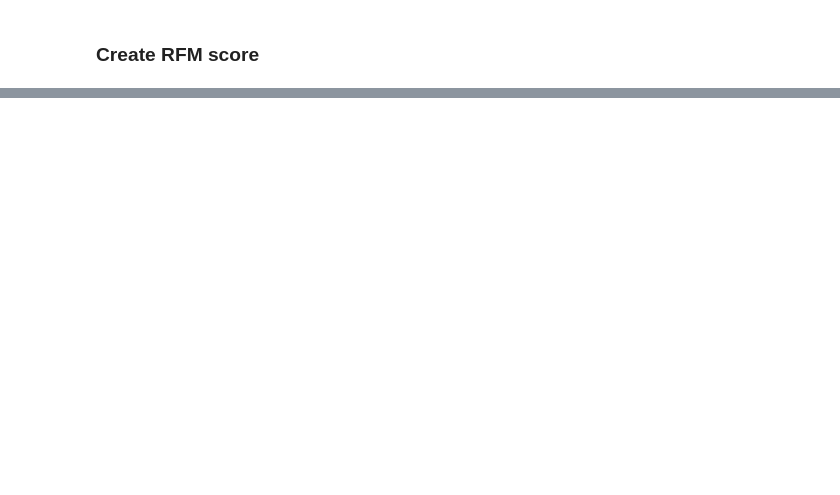
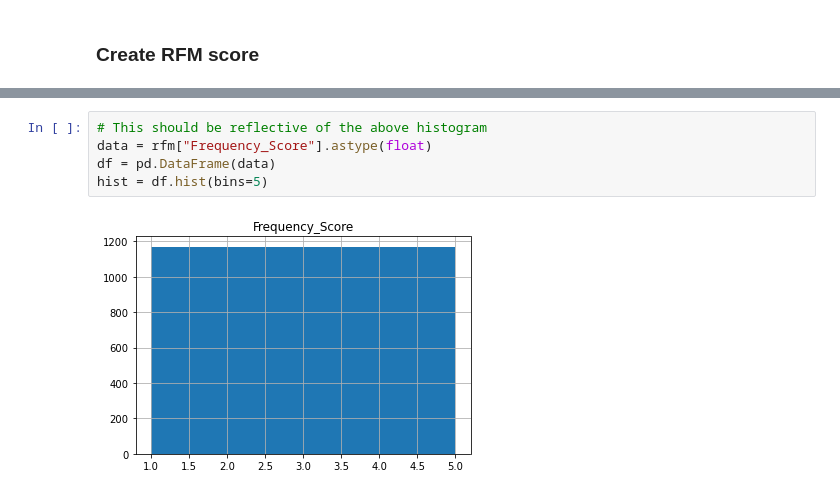
Before and after one commit to ArgyroMp/msc-thesis, a Jupyter notebook: Notebooks/02.rfm_dataset.ipynb, the cells around one changed output, grey strips where cells are left out. Cells and saved outputs as stored; diff of their text form; blank space fills up the shorter version.

```diff
--- a/Notebooks/02.rfm_dataset.ipynb
+++ b/Notebooks/02.rfm_dataset.ipynb
@@ -93,0 +116,7 @@ rfm.head()
+# %%
+# This should be reflective of the above histogram
+data = rfm["Frequency_Score"].astype(float)
+df = pd.DataFrame(data)
+hist = df.hist(bins=5)
+# %% [output]
+[figure, added]
```
Also changed, not shown: parts of 20 cells of this notebook.
